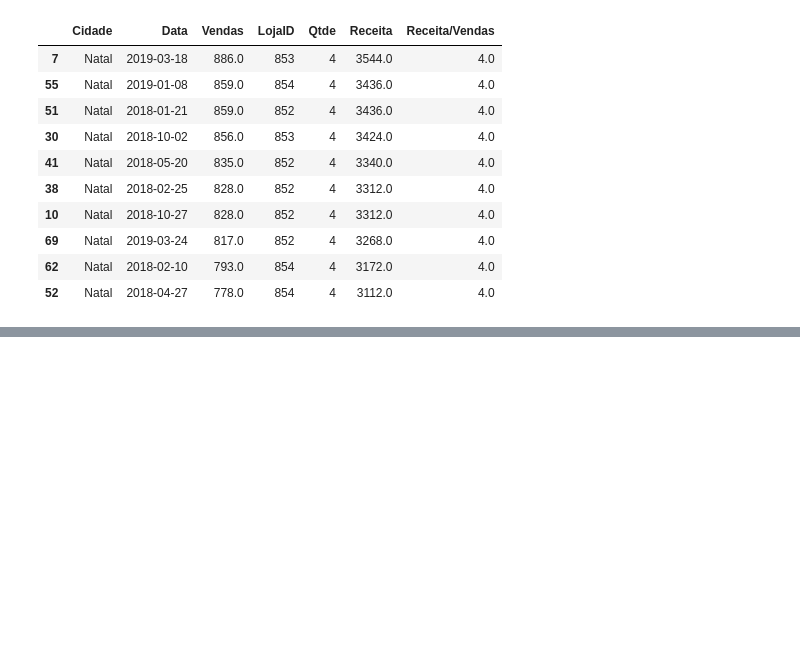
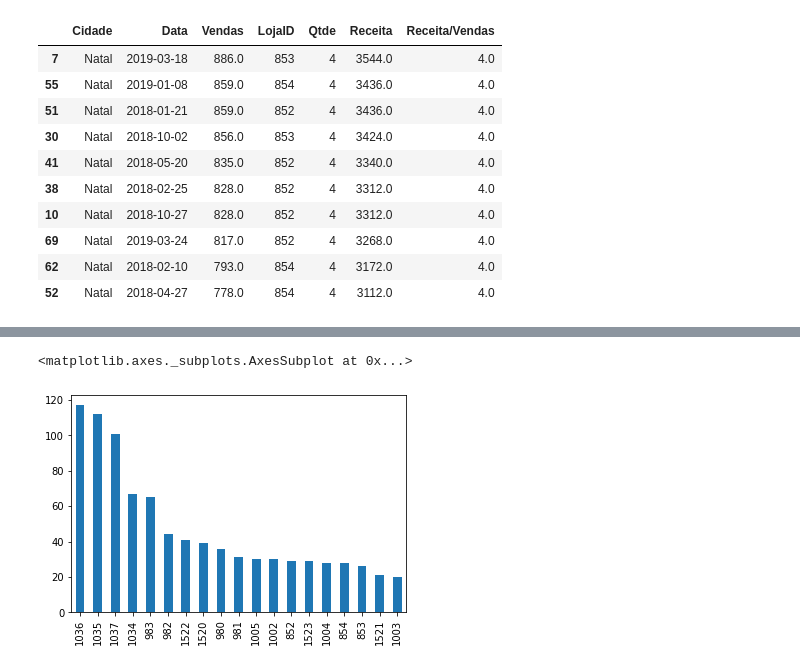
Before and after one commit to Nelema/Python-para-Data-Science, a Jupyter notebook: Pandas_Aula5.ipynb, the cells around one changed output, grey strips where cells are left out. Cells and saved outputs as stored; diff of their text form; code cells hidden in the pictures; blank space fills up the shorter version.

```diff
--- a/Pandas_Aula5.ipynb
+++ b/Pandas_Aula5.ipynb
@@ -294,0 +297,3 @@ df.sort_values("Receita", ascending=False).head(10)
+# %%
+#transformando a coluna de data do tipo inteiro
+df["Data"] = df["Data"].astype("int64")
@@ -294,0 +312,3 @@ df.sort_values("Receita", ascending=False).head(10)
+# %%
+#Transformando a coluna de data em data
+df["Data"]= pd.to_datetime(df["Data"])
@@ -294,0 +360,3 @@ df.sort_values("Receita", ascending=False).head(10)
+# %%
+#Calculando a diferença de dias
+df["diferença_dias"]= df["Data"]- df["Data"].min()
@@ -294,0 +372,3 @@ df.sort_values("Receita", ascending=False).head(10)
+# %%
+#Criando a coluna trimestre
+df["trimestre_venda"]= df["Data"].dt.quarter
@@ -294,0 +432,6 @@ df.sort_values("Receita", ascending=False).head(10)
+# %%
+#Gráfico de Barras
+df["LojaID"].value_counts(ascending=False).plot.bar()
+# %% [output]
+<matplotlib.axes._subplots.AxesSubplot at 0x...>
+[figure, added]
```
Also changed, not shown: parts of 33 cells of this notebook.
